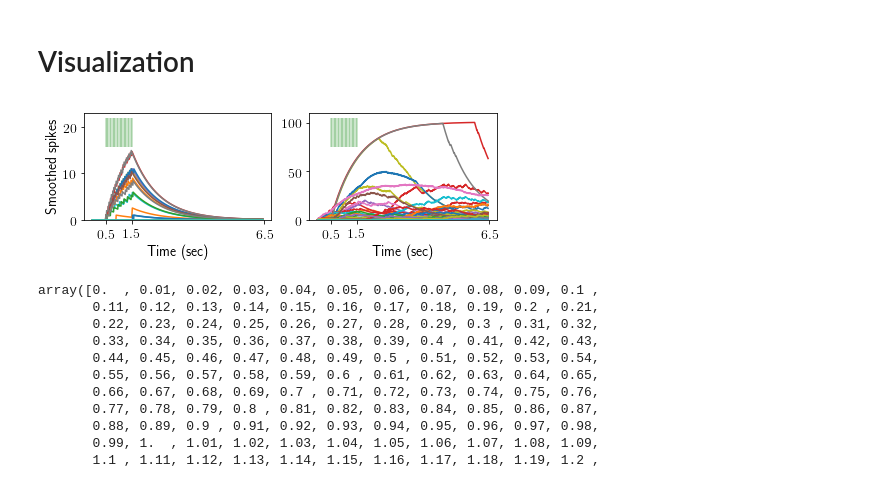
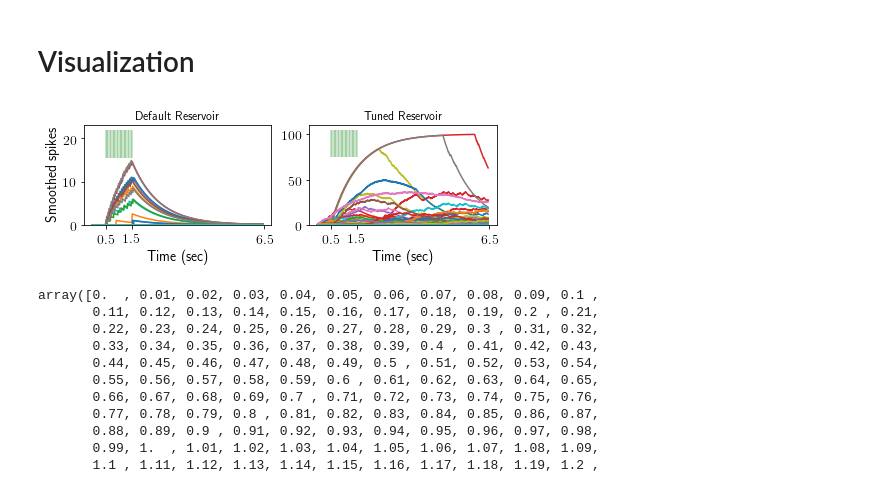
Before and after one commit to liutianlin0121/msc_thesis_code, a Jupyter notebook: pulse/multiFile_out_decoder_pulse_sic.ipynb, the cells around one changed output. Saved outputs shown, nothing was run; the diff lists cells and outputs as text; code cells hidden in the pictures.

Commit message:
update 4 plots chirp

```diff
--- a/pulse/multiFile_out_decoder_pulse_sic.ipynb
+++ b/pulse/multiFile_out_decoder_pulse_sic.ipynb
@@ -113,36 +113,38 @@ ax1.set_xticks([0.5, 1.5, 6.5])
 # ax1.axvline(x=0.5, color = 'k', linestyle = ':', linewidth = 5)
 # ax1.axvline(x=1.5, color = 'k', linestyle = ':', linewidth = 5)
 ax1.eventplot(np.linspace(0.5, 1.5, 20), lineoffsets = 18.7, linelengths = 6.27, linewidths = 0.4, color = 'g')
+ax1.set_title('Default Reservoir')
 
 ax2 = fig.add_subplot(122)
 ax2.set_ylim([0, 110])
 
 ax2.set_xlabel('Time (sec)')
 ax2.set_xticks([0.5, 1.5, 6.5])
 ax2.eventplot(np.linspace(0.5, 1.5, 20), lineoffsets = 90, linelengths = 30, linewidths = 0.4, color = 'g')
+ax2.set_title('Tuned Reservoir')
 
 # ax2.axvline(x=0.5, color = 'k', linestyle = ':', linewidth = 5)
 # ax2.axvline(x=1.5, color = 'k', linestyle = ':', linewidth = 5)
 
 
 thisSicMat = sicMat_dict[inputRecording1]
 bins = np.arange(thisSicMat.shape[1])
 
 randNeuronIndices = random.sample(range(0, 255), 50)
 
 for i in randNeuronIndices:
     ax1.plot(bins * 0.01, sicMat_dict[inputRecording1][i,:])
     ax2.plot(bins * 0.01, sicMat_dict[inputRecording2][i,:])
 
 # plt.subplots_adjust(wspace=0.2)
-fig.subplots_adjust(left=.09, bottom=.25, right=.99, top=0.95)
+fig.subplots_adjust(left=.09, bottom=.25, right=.99, top= 0.90)
 fig.set_size_inches(width, height)
 
 
 
 plt.gcf().savefig('/Users/liutianlin/Desktop/Academics/MSc_thesis/my_msc_thesis/figs/thesis_pulse.pdf', dpi=1200)
 # %% [output]
-[figure, old version]
+[figure, new version]
 # %%
 bins * 0.01
 # %% [output]
```
Also changed, not shown: 6 other files.
